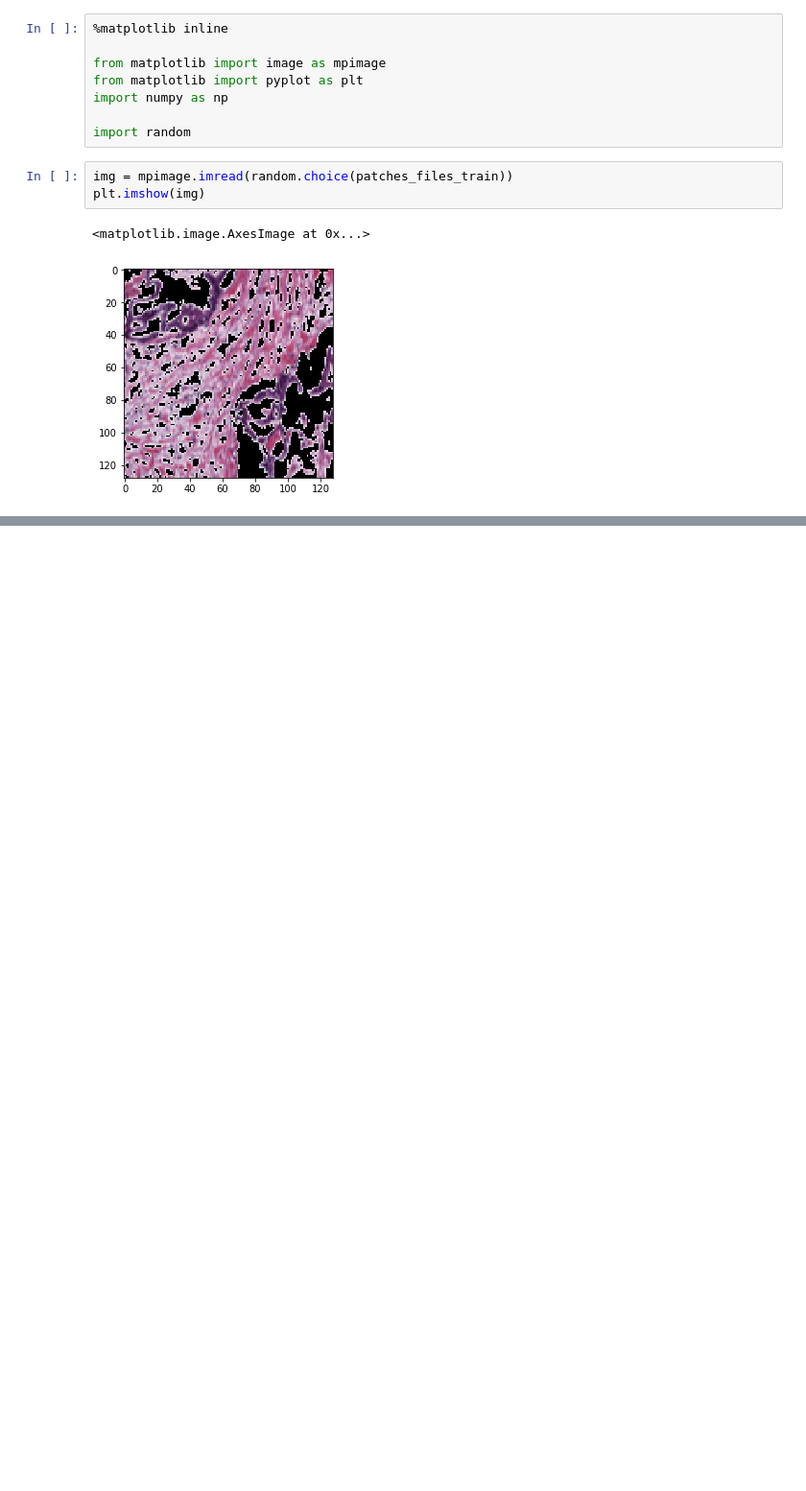
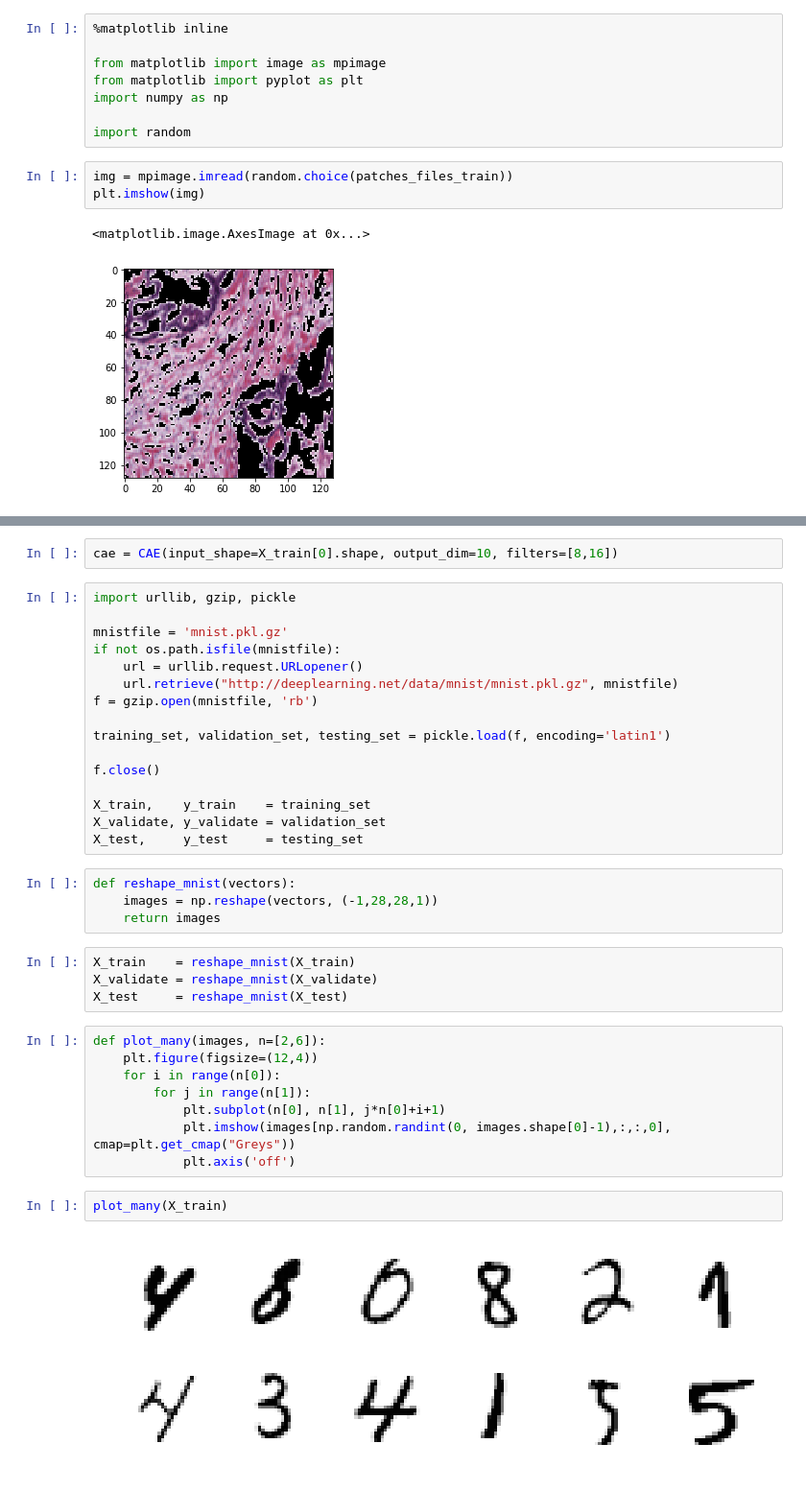
Before and after one commit to portizdegalisteo/TFM, a Jupyter notebook: model_training.ipynb, the cells around one changed output, grey strips where cells are left out. Shown at 96% size. Saved outputs shown, nothing was run; the diff lists cells and outputs as text; blank space fills up the shorter version.

```diff
--- a/model_training.ipynb
+++ b/model_training.ipynb
@@ -121,0 +311,38 @@ plt.imshow(img)
+# %%
+cae = CAE(input_shape=X_train[0].shape, output_dim=10, filters=[8,16])
+# %%
+import urllib, gzip, pickle
+
+mnistfile = 'mnist.pkl.gz'
+if not os.path.isfile(mnistfile):
+    url = urllib.request.URLopener()
+    url.retrieve("http://deeplearning.net/data/mnist/mnist.pkl.gz", mnistfile)
+f = gzip.open(mnistfile, 'rb')
+
+training_set, validation_set, testing_set = pickle.load(f, encoding='latin1')
+
+f.close()
+
+X_train,    y_train    = training_set
+X_validate, y_validate = validation_set
+X_test,     y_test     = testing_set
+# %%
+def reshape_mnist(vectors):
+    images = np.reshape(vectors, (-1,28,28,1))
+    return images
+# %%
+X_train    = reshape_mnist(X_train)
+X_validate = reshape_mnist(X_validate)
+X_test     = reshape_mnist(X_test)
+# %%
+def plot_many(images, n=[2,6]):
+    plt.figure(figsize=(12,4))
+    for i in range(n[0]):
+        for j in range(n[1]):
+            plt.subplot(n[0], n[1], j*n[0]+i+1)
+            plt.imshow(images[np.random.randint(0, images.shape[0]-1),:,:,0], cmap=plt.get_cmap("Greys"))
+            plt.axis('off')
+# %%
+plot_many(X_train)
+# %% [output]
+[figure, added]
```
Also changed, not shown: parts of 17 cells of this notebook, 1 other file.
